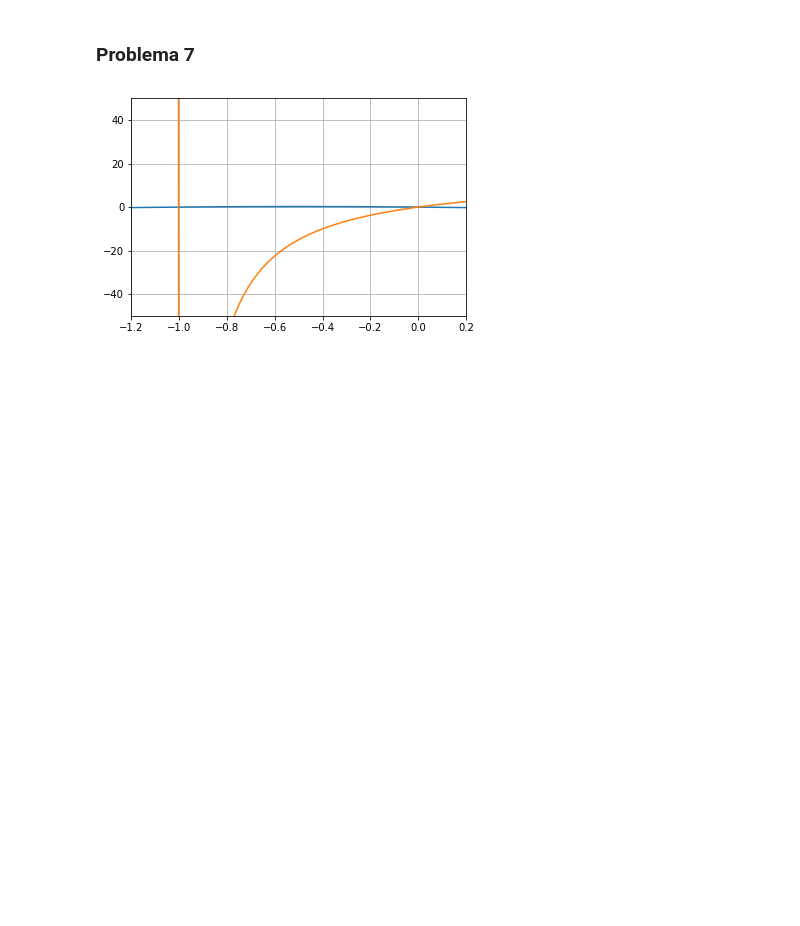
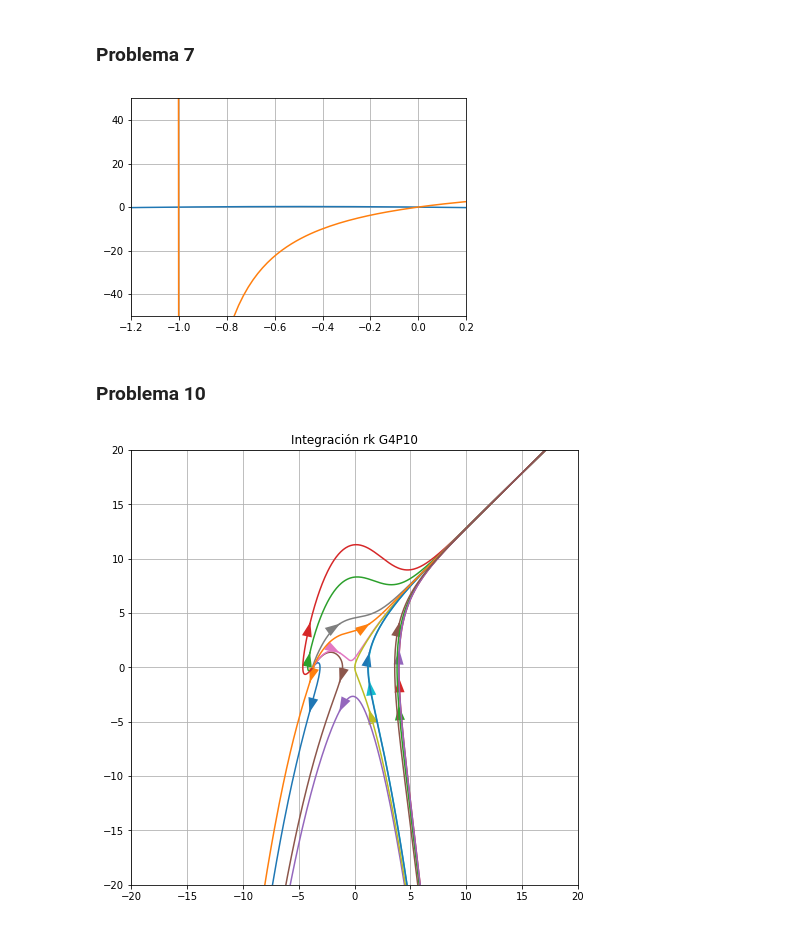
Before and after one commit to Juanfio/Dinamica_No_Lineal, a Jupyter notebook: Mis codigos/Guía 4.ipynb, the cells around one changed output. Saved outputs shown, nothing was run; the diff lists cells and outputs as text; code cells hidden in the pictures; blank space fills up the shorter version.

```diff
--- a/Mis codigos/Guía 4.ipynb
+++ b/Mis codigos/Guía 4.ipynb
@@ -131,3 +132,68 @@ plt.ylim(-20, 20)
 
 plt.title ("Integración rk G3P12")
 plt.grid ()
+# %% [markdown]
+### Problema 10
+# %%
+# Voy a ver como se modifica el flujo al modificar el parametro y ver si se produce la Bifurcación de Hopf.
+
+def f_c(t, z):
+    x = z[0]
+    y = z[1]
+    dxdt = y
+    dydt = a+b*x+x**2-x*y
+    return [dxdt, dydt]
+## ---------------------- ** -------------------- ##
+# Integración rk
+
+a = 1
+b = 4
+dt = 0.01
+tmax = 10
+t = np.arange(0, tmax, dt)
+tpre = -10
+# Este es un integrador. Integra la función "f" utilizando el método "dopri5".
+# https://docs.scipy.org/doc/scipy/reference/generated/scipy.integrate.ode.html
+solver = ode(f_c).set_integrator('dopri5')
+tant = np.arange(0, tpre, -dt)
+Xi = np.linspace(-4, 4, 4)
+Yi = np.linspace(-4, 4, 4)
+fig, ax = plt.subplots (figsize=(8, 8))
+
+for xi in Xi:
+    for yi in Yi:
+        zi = [xi, yi]
+        solver.set_initial_value(zi, 0)
+        # Armo 2 arrays + lleno de ceros al principio y después lleno de "nan".
+        xt = np.zeros_like(t)
+        xt.fill(np.nan)
+        yt = np.zeros_like(t)
+        yt.fill(np.nan)
+
+        for ix, tt in enumerate(t):
+            xt[ix], yt[ix] = solver.integrate(t[ix]) # Supongo que aca comienzo a integrar la función "f".
+        line = plt.plot(xt, yt)
+        c = line[0].get_color()
+        dxi, dyi = f_c(0, zi)
+        ax.arrow(xi, yi, dxi*dt, dyi*dt, shape='full', lw=0,
+                  length_includes_head=True, head_width=.9, color=c)
+
+        # Lo mismo que antes pero ahora integro hacia el pasado.
+        solver.set_initial_value(zi, 0)
+        xant = np.zeros_like(tant)
+        xant.fill(np.nan)
+        yant = np.zeros_like(tant)
+        yant.fill(np.nan)
+        for ix, tt in enumerate(tant):
+            xant[ix], yant[ix] = solver.integrate(tant[ix])
+        ax.plot(xant, yant, color=c)
+ax.set_xlim(-20, 20)
+ax.set_ylim(-20, 20)
+
+## ---------------------- ** -------------------- ##
+
+ax.set_title ("Integración rk G4P10")
+plt.grid ()
+plt.show ()
+# %% [output]
+[figure, added]
```
Also changed, not shown: parts of 3 cells of this notebook, 1 other file.
